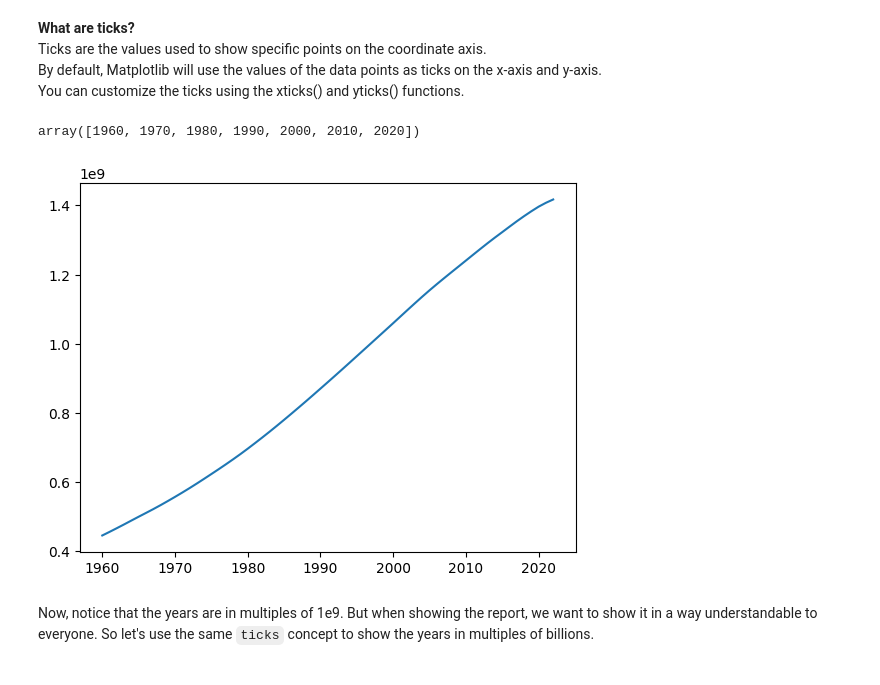
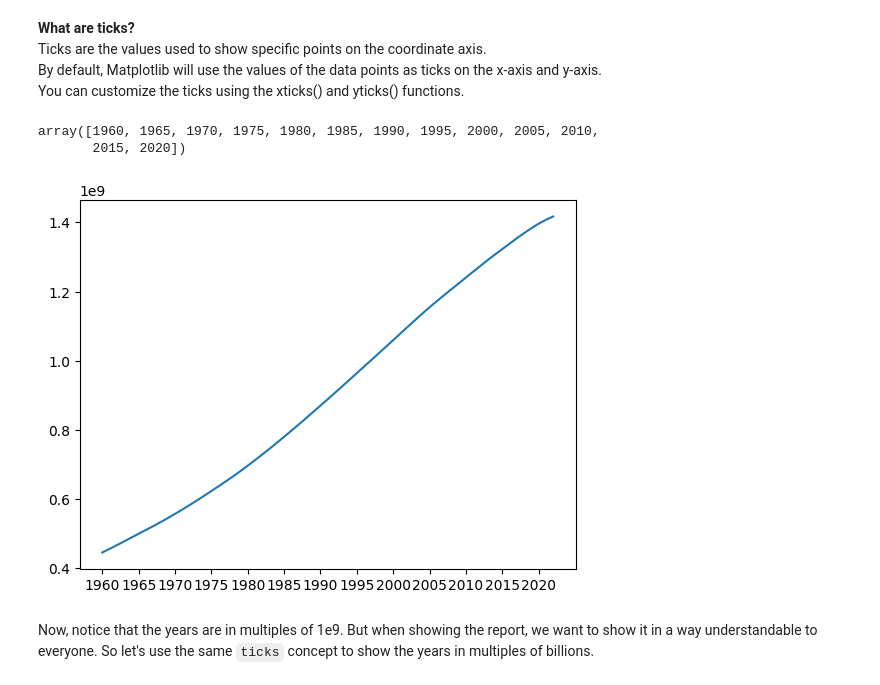
Before and after one commit to AhmedBaari/Deep-Learning, a Jupyter notebook: Visualization Workshop/data-vis-by-baari.ipynb, the cells around one changed output. Drawn from its saved outputs; the diff is of its cells as text; code cells hidden in the pictures.

```diff
--- a/data-vis-by-baari.ipynb
+++ b/Visualization Workshop/data-vis-by-baari.ipynb
@@ -178,18 +210,19 @@ By default, Matplotlib will use the values of the data points as ticks on the x-
 You can customize the ticks using the xticks() and yticks() functions.
 # %%
 # np.arange() returns evenly spaced values within a given interval.
-np.arange(min(years), max(years)+1, 10)
+np.arange(min(years), max(years)+1, 5)
 # %% [output]
-array([1960, 1970, 1980, 1990, 2000, 2010, 2020])
+array([1960, 1965, 1970, 1975, 1980, 1985, 1990, 1995, 2000, 2005, 2010,
+       2015, 2020])
 # %%
 plt.plot(years, populations)
 
 # Set the x-ticks to be every 10 years
-plt.xticks(np.arange(min(years), max(years)+1, 10))
+plt.xticks(np.arange(min(years), max(years)+1, 5))
 
 plt.show()
 # %% [output]
-[figure, old version]
+[figure, new version]
 # %% [markdown]
 Now, notice that the years are in multiples of 1e9. But when showing the report, we want to show it in a way understandable to everyone. So let's use the same `ticks` concept to show the years in multiples of billions.
 # %%
```
Also changed, not shown: parts of 7 cells of this notebook, 5 other files.
